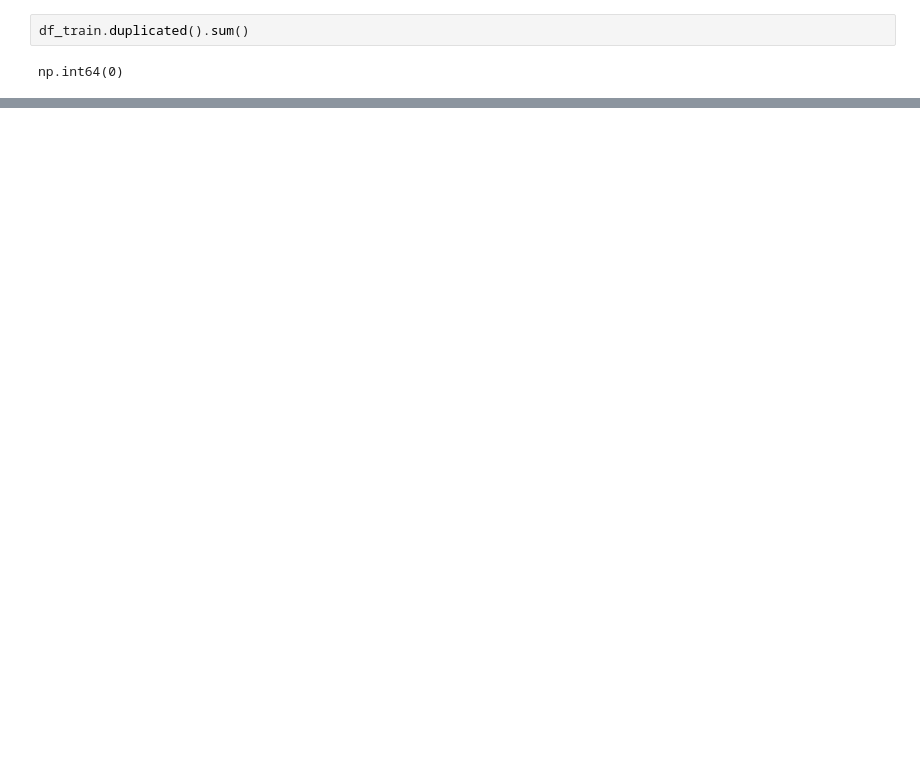
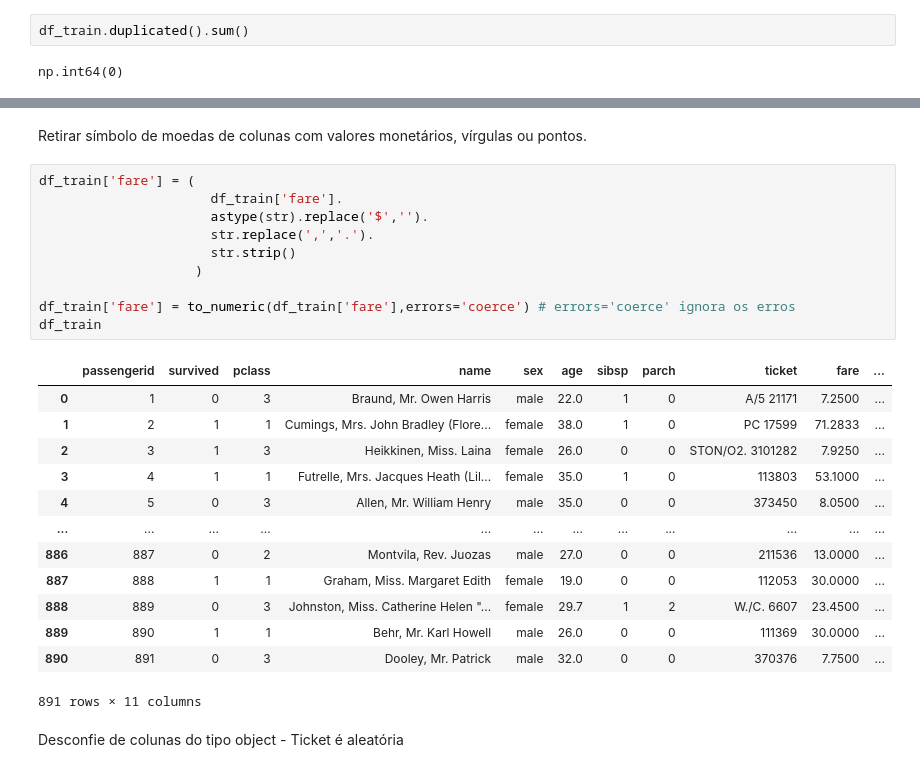
Before and after one commit to ajndantas/I2A2-Grupo_01, a Jupyter notebook: Insurminds/Desafio 3/desafio 3.ipynb, the cells around one changed output, grey strips where cells are left out. Cells and saved outputs as stored; diff of their text form; blank space fills up the shorter version.

```diff
--- a/Insurminds/Desafio 3/desafio 3.ipynb
+++ b/Insurminds/Desafio 3/desafio 3.ipynb
@@ -155,0 +219,28 @@ np.int64(0)
+# %% [markdown]
+Retirar símbolo de moedas de colunas com valores monetários, vírgulas ou pontos.
+# %%
+df_train['fare'] = (
+                      df_train['fare'].
+                      astype(str).replace('$','').
+                      str.replace(',','.').
+                      str.strip()
+                    )
+
+df_train['fare'] = to_numeric(df_train['fare'],errors='coerce') # errors='coerce' ignora os erros
+df_train
+# %% [output]
+|  | passengerid | survived | pclass | name | sex | age | sibsp | parch | ticket | fare | ... |
+| 0 | 1 | 0 | 3 | Braund, Mr. Owen Harris | male | 22.0 | 1 | 0 | A/5 21171 | 7.2500 | ... |
+| 1 | 2 | 1 | 1 | Cumings, Mrs. John Bradley (Flore... | female | 38.0 | 1 | 0 | PC 17599 | 71.2833 | ... |
+| 2 | 3 | 1 | 3 | Heikkinen, Miss. Laina | female | 26.0 | 0 | 0 | STON/O2. 3101282 | 7.9250 | ... |
+| 3 | 4 | 1 | 1 | Futrelle, Mrs. Jacques Heath (Lil... | female | 35.0 | 1 | 0 | 113803 | 53.1000 | ... |
+| 4 | 5 | 0 | 3 | Allen, Mr. William Henry | male | 35.0 | 0 | 0 | 373450 | 8.0500 | ... |
+| ... | ... | ... | ... | ... | ... | ... | ... | ... | ... | ... | ... |
+| 886 | 887 | 0 | 2 | Montvila, Rev. Juozas | male | 27.0 | 0 | 0 | 211536 | 13.0000 | ... |
+| 887 | 888 | 1 | 1 | Graham, Miss. Margaret Edith | female | 19.0 | 0 | 0 | 112053 | 30.0000 | ... |
+| 888 | 889 | 0 | 3 | Johnston, Miss. Catherine Helen "... | female | 29.7 | 1 | 2 | W./C. 6607 | 23.4500 | ... |
+| 889 | 890 | 1 | 1 | Behr, Mr. Karl Howell | male | 26.0 | 0 | 0 | 111369 | 30.0000 | ... |
+| 890 | 891 | 0 | 3 | Dooley, Mr. Patrick | male | 32.0 | 0 | 0 | 370376 | 7.7500 | ... |
+891 rows × 11 columns
+# %% [markdown]
+Desconfie de colunas do tipo object - Ticket é aleatória
```
Also changed, not shown: parts of 41 cells of this notebook, 2 other files.
